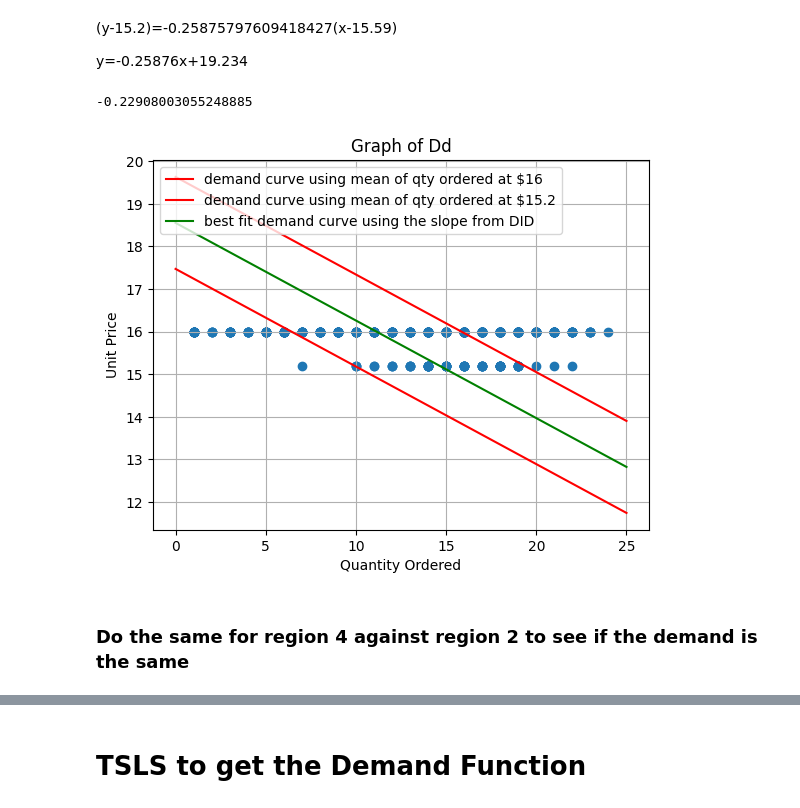
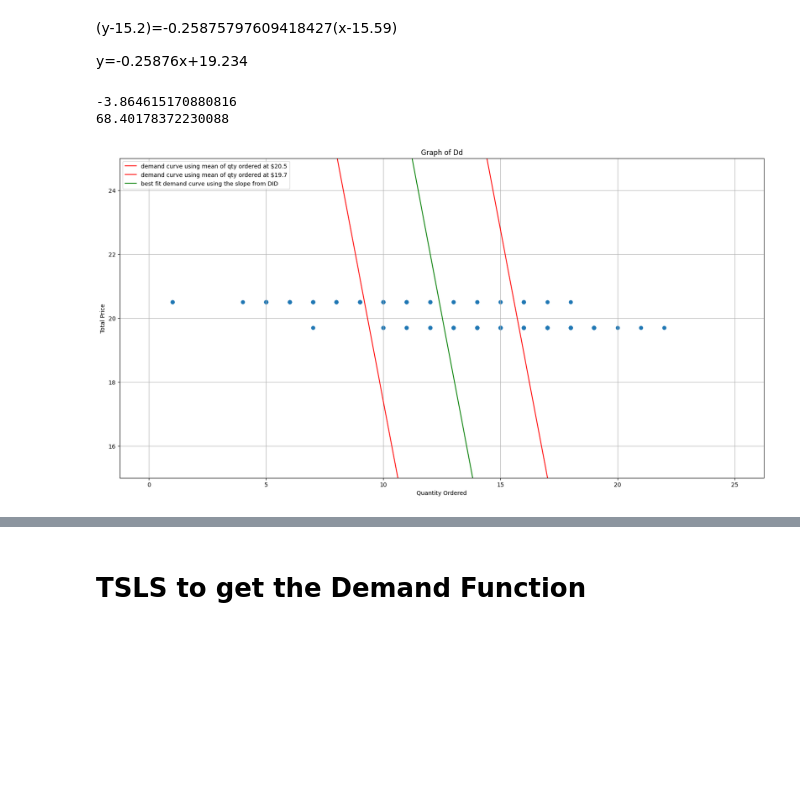
Before and after one commit to Alphteow/EconsModel, a Jupyter notebook: Econ_Group_Project3.ipynb, the cells around one changed output, grey strips where cells are left out. Saved outputs shown, nothing was run; the diff lists cells and outputs as text; code cells hidden in the pictures; blank space fills up the shorter version.

```diff
--- a/Econ_Group_Project3.ipynb
+++ b/Econ_Group_Project3.ipynb
@@ -24,6 +24,7 @@ def get_all_dates(start_date, end_date):
 # EDA
 # %%
 df = pd.read_csv('./Project3Data.csv')
+df['Total Price'] = df['Delivery Fees'] + df['Unit Price']
 # df = df.dropna()
 df.head()
 # %% [output]
@@ -248,0 +591,10 @@ elasticity
+# %%
+# df_reg3_pretreatment = target[(target['Region'] == 1) & (df['Unit Price'] == 16)]
+# mean_of_df3_pretreatment = df_reg3_pretreatment.describe().loc['mean', 'Quantity Ordered']
+# print(mean_of_df3_pretreatment)
+
+# elasticity = (m/mean_of_df3_pretreatment)/(-5/100)
+
+elasticity = m/(15.2-16)
+
+elasticity
@@ -256,31 +610,37 @@ mean_of_16 = df_region_2.describe().loc['mean', 'Quantity Ordered']
 # %%
-df_region_3 = target[(target['Region'] == 1) & (df['Unit Price'] == 15.2)]
+df_region_3 = target[(target['Region'] == 1)]
+df_region_3_pre = target[(target['Region'] == 1) & (df['Unit Price'] == 15.2)]
+df_region_3_post = target[(target['Region'] == 1) & (df['Unit Price'] == 16)]
 
-mean_of_discount = df_region_3.describe().loc['mean', 'Quantity Ordered']
+mean_of_discount_pre = df_region_3_pre.describe().loc['mean', 'Quantity Ordered']
+mean_of_discount_post = df_region_3_post.describe().loc['mean', 'Quantity Ordered']
 # %% [markdown]
 <p>(y-15.2)=-0.25875797609418427(x-15.59)</p>
 <p>y=-0.25876x+19.234</p>
 # %%
 print(f'{elasticity}')
-intercept_1 = elasticity*(mean_of_16*-1)+16
-intercept_2 = elasticity*(mean_of_discount*-1)+15.2
+intercept_1 = elasticity*(mean_of_discount_pre*-1)+20.5
+intercept_2 = elasticity*(mean_of_discount_post*-1)+19.7
 
 x = np.linspace(0,25,100)
 y_16 = elasticity*x+intercept_1
 y_discount = elasticity*x+intercept_2
 best_fit = elasticity*x+((intercept_1+intercept_2)/2)
-plt.plot(x, y_16, '-r', label='demand curve using mean of qty ordered at $16')
-plt.plot(x, y_discount, '-r', label='demand curve using mean of qty ordered at $15.2')
+print((intercept_1+intercept_2)/2)
+plt.figure(figsize=(20, 10))
+plt.plot(x, y_16, '-r', label='demand curve using mean of qty ordered at $20.5')
+plt.plot(x, y_discount, '-r', label='demand curve using mean of qty ordered at $19.7')
 plt.plot(x, best_fit, '-g', label='best fit demand curve using the slope from DID')
-plt.scatter(df['Quantity Ordered'], df['Unit Price'])
+# plt.scatter(df_region_2['Quantity Ordered'], df_region_2['Total Price'])
+plt.scatter(df_region_3['Quantity Ordered'], df_region_3['Total Price'])
+plt.ylim(15,25)
 plt.title('Graph of Dd')
 plt.xlabel('Quantity Ordered')
-plt.ylabel('Unit Price')
+plt.ylabel('Total Price')
 plt.legend(loc='upper left')
 plt.grid()
 plt.show()
 # %% [output]
--0.22908003055248885
+-3.864615170880816
+68.40178372230088
-[figure, old version]
+[figure, new version]
-# %% [markdown]
-<h3>Do the same for region 4 against region 2 to see if the demand is the same</h3>
```
Also changed, not shown: parts of 30 cells of this notebook.
